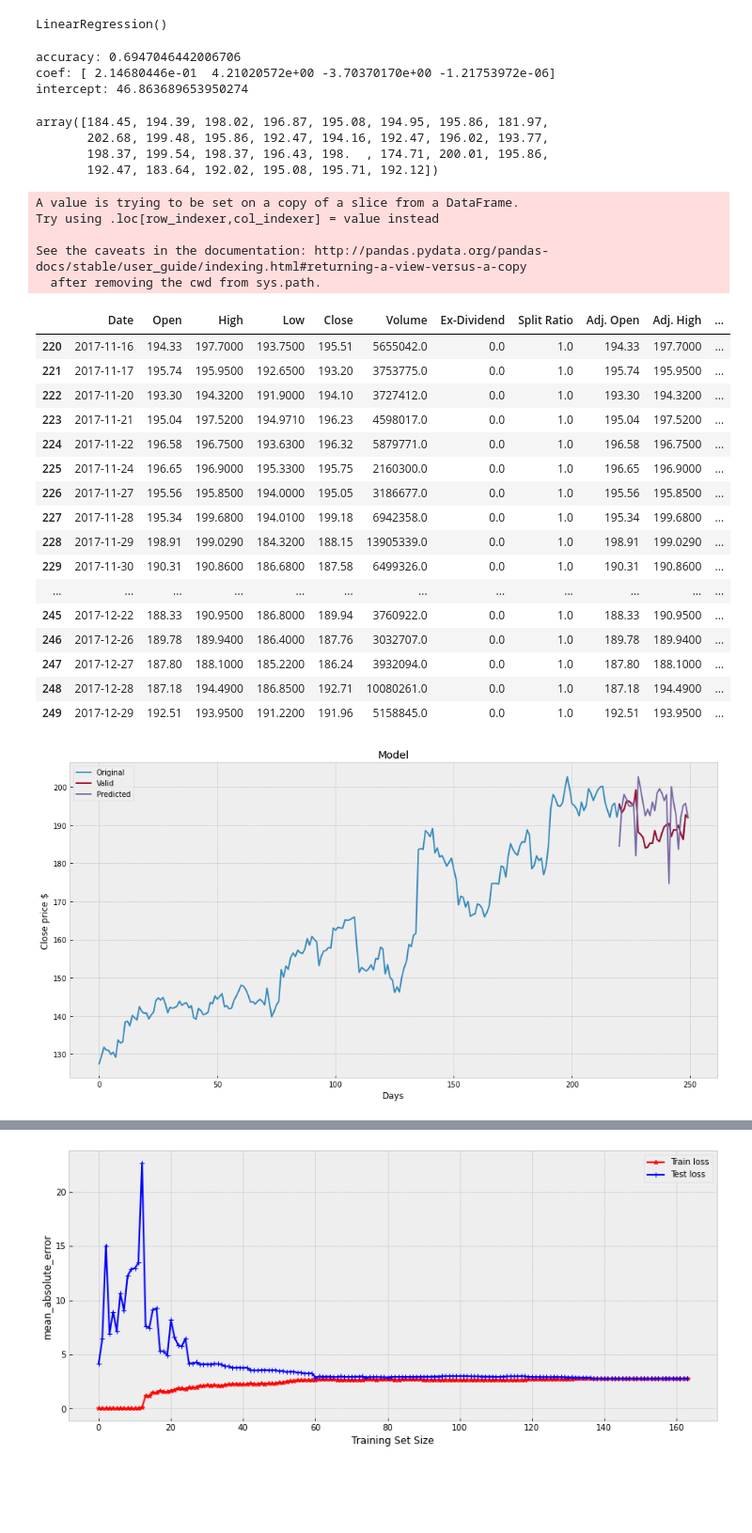
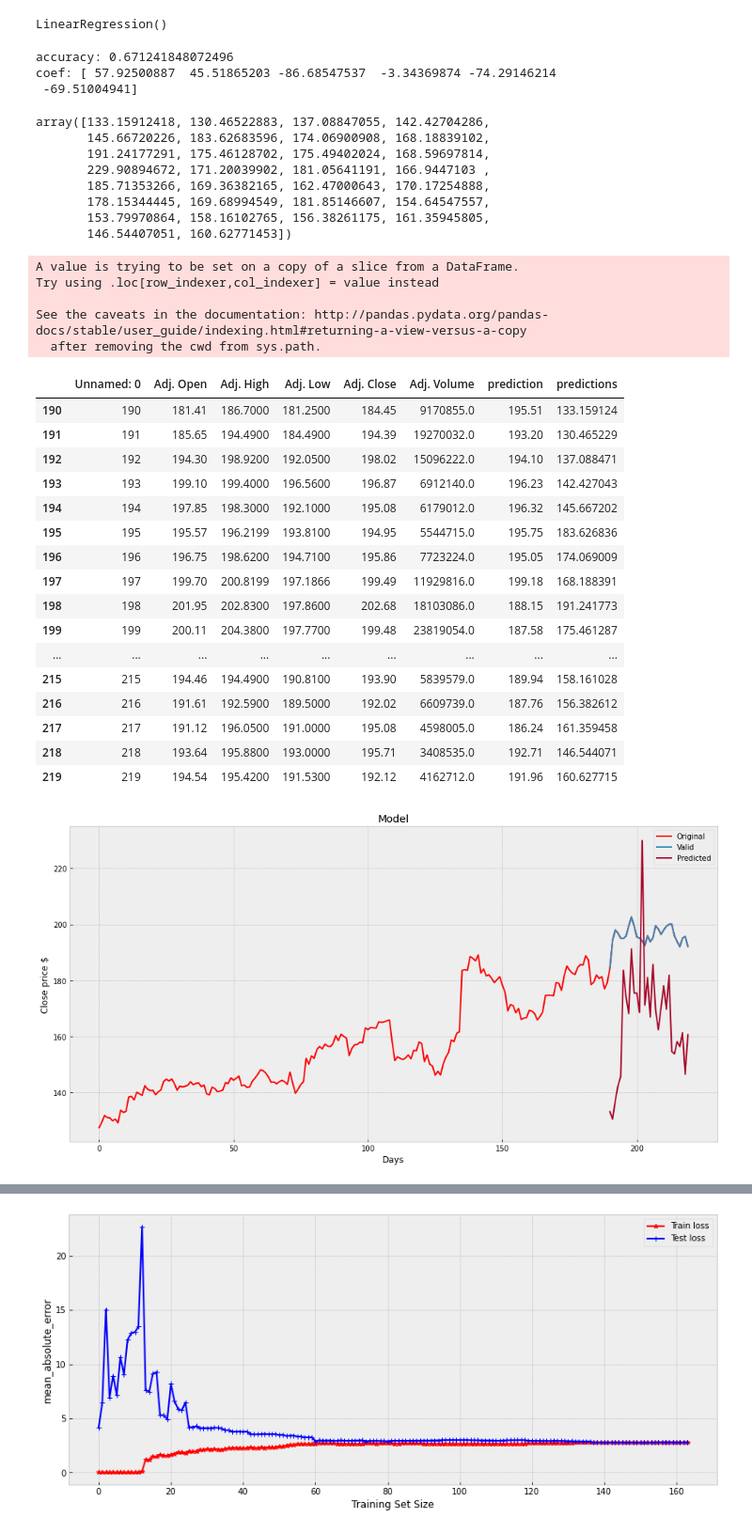
Before and after one commit to tavo-robotas/class, a Jupyter notebook: machine_learning/__linear_regression/__linear_regression_X(test_prep_a).ipynb, the cells around one changed output, grey strips where cells are left out. Shown at 94% size. Cells and saved outputs as stored; diff of their text form; code cells hidden in the pictures; blank space fills up the shorter version.

```diff
--- a/machine_learning/__linear_regression/__linear_regression_X(test_prep_a).ipynb
+++ b/machine_learning/__linear_regression/__linear_regression_X(test_prep_a).ipynb
@@ -75,0 +84,4 @@ See the caveats in the documentation: http://pandas.pydata.org/pandas-docs/stabl
+# %%
+# High Low percentage change volality
+df['HLP'] = (df['Adj. Open'] - df['Adj. Close']) / (df['Adj. Close'] )* 100
+df['DPC'] = (df['Adj. Close'] - df['Adj. Open']) / (df['Adj. Open'] ) * 100
@@ -80,3 +121,3 @@ y = np.array(df['prediction'])
 # %%
 # SCALE
-#X = preprocessing.scale(X)
+X = preprocessing.scale(X)
@@ -117,5 +144,5 @@ df
 # %%
-model = LinearRegression()  #DecisionTreeRegressor()
+model = SGDRegressor()  #DecisionTreeRegressor()
 model.fit(X_train, y_train)
 # %% [output]
 LinearRegression()
@@ -124,28 +151,30 @@ LinearRegression()
 accuracy = model.score(X_test, y_test)
 accuracy
 # Theta coefficients
-coef   = model.coef_
+coef  = model.coef_
 # Interceptor
-inter = model.intercept_
 print(f'accuracy: {accuracy}')
 print(f'coef: {coef}')
-print(f'intercept: {inter}')
 # %% [output]
-accuracy: 0.6947046442006706
-coef: [ 2.14680446e-01  4.21020572e+00 -3.70370170e+00 -1.21753972e-06]
-intercept: 46.863689653950274
+accuracy: 0.671241848072496
+coef: [ 57.92500887  45.51865203 -86.68547537  -3.34369874 -74.29146214
+ -69.51004941]
 # %%
 x_future = df.drop(['Adj. Close','prediction'], 1)[:-future]
 
 x_future = np.array(x_future.tail(future))
-#x_future = preprocessing.scale(x_future)
+x_future = preprocessing.scale(x_future)
 predict = model.predict(x_future)
 predict
 # %% [output]
-array([184.45, 194.39, 198.02, 196.87, 195.08, 194.95, 195.86, 181.97,
-       202.68, 199.48, 195.86, 192.47, 194.16, 192.47, 196.02, 193.77,
-       198.37, 199.54, 198.37, 196.43, 198.  , 174.71, 200.01, 195.86,
-       192.47, 183.64, 192.02, 195.08, 195.71, 192.12])
+array([133.15912418, 130.46522883, 137.08847055, 142.42704286,
+       145.66720226, 183.62683596, 174.06900908, 168.18839102,
+       191.24177291, 175.46128702, 175.49402024, 168.59697814,
+       229.90894672, 171.20039902, 181.05641191, 166.9447103 ,
+       185.71353266, 169.36382165, 162.47000643, 170.17254888,
+       178.15344445, 169.68994549, 181.85146607, 154.64547557,
+       153.79970864, 158.16102765, 156.38261175, 161.35945805,
+       146.54407051, 160.62771453])
 # %%
 # FORMAT DATA
 
@@ -158,36 +187,36 @@ Try using .loc[row_indexer,col_indexer] = value instead
 
 See the caveats in the documentation: http://pandas.pydata.org/pandas-docs/stable/user_guide/indexing.html#returning-a-view-versus-a-copy
   after removing the cwd from sys.path.
-|  | Date | Open | High | Low | Close | Volume | Ex-Dividend | Split Ratio | Adj. Open | Adj. High | ... |
-| 220 | 2017-11-16 | 194.33 | 197.7000 | 193.7500 | 195.51 | 5655042.0 | 0.0 | 1.0 | 194.33 | 197.7000 | ... |
-| 221 | 2017-11-17 | 195.74 | 195.9500 | 192.6500 | 193.20 | 3753775.0 | 0.0 | 1.0 | 195.74 | 195.9500 | ... |
-| 222 | 2017-11-20 | 193.30 | 194.3200 | 191.9000 | 194.10 | 3727412.0 | 0.0 | 1.0 | 193.30 | 194.3200 | ... |
-| 223 | 2017-11-21 | 195.04 | 197.5200 | 194.9710 | 196.23 | 4598017.0 | 0.0 | 1.0 | 195.04 | 197.5200 | ... |
-| 224 | 2017-11-22 | 196.58 | 196.7500 | 193.6300 | 196.32 | 5879771.0 | 0.0 | 1.0 | 196.58 | 196.7500 | ... |
-| 225 | 2017-11-24 | 196.65 | 196.9000 | 195.3300 | 195.75 | 2160300.0 | 0.0 | 1.0 | 196.65 | 196.9000 | ... |
-| 226 | 2017-11-27 | 195.56 | 195.8500 | 194.0000 | 195.05 | 3186677.0 | 0.0 | 1.0 | 195.56 | 195.8500 | ... |
-| 227 | 2017-11-28 | 195.34 | 199.6800 | 194.0100 | 199.18 | 6942358.0 | 0.0 | 1.0 | 195.34 | 199.6800 | ... |
-| 228 | 2017-11-29 | 198.91 | 199.0290 | 184.3200 | 188.15 | 13905339.0 | 0.0 | 1.0 | 198.91 | 199.0290 | ... |
-| 229 | 2017-11-30 | 190.31 | 190.8600 | 186.6800 | 187.58 | 6499326.0 | 0.0 | 1.0 | 190.31 | 190.8600 | ... |
-| ... | ... | ... | ... | ... | ... | ... | ... | ... | ... | ... | ... |
-| 245 | 2017-12-22 | 188.33 | 190.9500 | 186.8000 | 189.94 | 3760922.0 | 0.0 | 1.0 | 188.33 | 190.9500 | ... |
-| 246 | 2017-12-26 | 189.78 | 189.9400 | 186.4000 | 187.76 | 3032707.0 | 0.0 | 1.0 | 189.78 | 189.9400 | ... |
-| 247 | 2017-12-27 | 187.80 | 188.1000 | 185.2200 | 186.24 | 3932094.0 | 0.0 | 1.0 | 187.80 | 188.1000 | ... |
-| 248 | 2017-12-28 | 187.18 | 194.4900 | 186.8500 | 192.71 | 10080261.0 | 0.0 | 1.0 | 187.18 | 194.4900 | ... |
-| 249 | 2017-12-29 | 192.51 | 193.9500 | 191.2200 | 191.96 | 5158845.0 | 0.0 | 1.0 | 192.51 | 193.9500 | ... |
+|  | Unnamed: 0 | Adj. Open | Adj. High | Adj. Low | Adj. Close | Adj. Volume | prediction | predictions |
+| 190 | 190 | 181.41 | 186.7000 | 181.2500 | 184.45 | 9170855.0 | 195.51 | 133.159124 |
+| 191 | 191 | 185.65 | 194.4900 | 184.4900 | 194.39 | 19270032.0 | 193.20 | 130.465229 |
+| 192 | 192 | 194.30 | 198.9200 | 192.0500 | 198.02 | 15096222.0 | 194.10 | 137.088471 |
+| 193 | 193 | 199.10 | 199.4000 | 196.5600 | 196.87 | 6912140.0 | 196.23 | 142.427043 |
+| 194 | 194 | 197.85 | 198.3000 | 192.1000 | 195.08 | 6179012.0 | 196.32 | 145.667202 |
+| 195 | 195 | 195.57 | 196.2199 | 193.8100 | 194.95 | 5544715.0 | 195.75 | 183.626836 |
+| 196 | 196 | 196.75 | 198.6200 | 194.7100 | 195.86 | 7723224.0 | 195.05 | 174.069009 |
+| 197 | 197 | 199.70 | 200.8199 | 197.1866 | 199.49 | 11929816.0 | 199.18 | 168.188391 |
+| 198 | 198 | 201.95 | 202.8300 | 197.8600 | 202.68 | 18103086.0 | 188.15 | 191.241773 |
+| 199 | 199 | 200.11 | 204.3800 | 197.7700 | 199.48 | 23819054.0 | 187.58 | 175.461287 |
+| ... | ... | ... | ... | ... | ... | ... | ... | ... |
+| 215 | 215 | 194.46 | 194.4900 | 190.8100 | 193.90 | 5839579.0 | 189.94 | 158.161028 |
+| 216 | 216 | 191.61 | 192.5900 | 189.5000 | 192.02 | 6609739.0 | 187.76 | 156.382612 |
+| 217 | 217 | 191.12 | 196.0500 | 191.0000 | 195.08 | 4598005.0 | 186.24 | 161.359458 |
+| 218 | 218 | 193.64 | 195.8800 | 193.0000 | 195.71 | 3408535.0 | 192.71 | 146.544071 |
+| 219 | 219 | 194.54 | 195.4200 | 191.5300 | 192.12 | 4162712.0 | 191.96 | 160.627715 |
 # %%
 # VISUALIZE
 
 plt.figure(figsize=(16, 8))
 plt.title('Model')
 plt.xlabel('Days')
 plt.ylabel('Close price $')
-plt.plot(nflx['Adj. Close'], c='b')
+plt.plot(nflx['Adj. Close'], c='r')
 plt.plot(valid[['Adj. Close', 'predictions']])
 plt.legend(['Original', 'Valid', 'Predicted'])
 plt.show()
 # %% [output]
-[figure, old version]
+[figure, new version]
 # %%
 from sklearn.pipeline import Pipeline
 from sklearn.preprocessing import PolynomialFeatures
```
Also changed, not shown: parts of 14 cells of this notebook.
